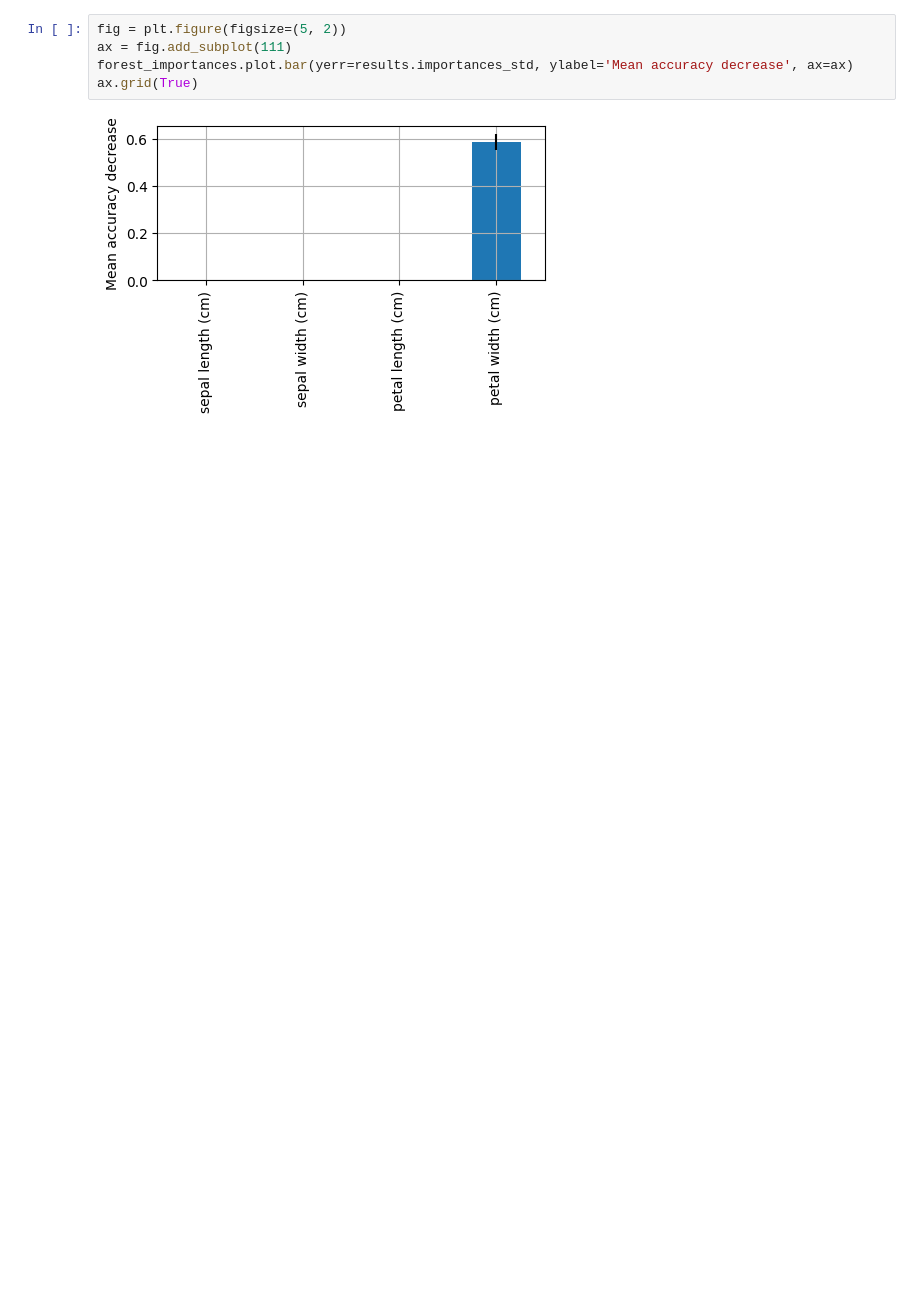
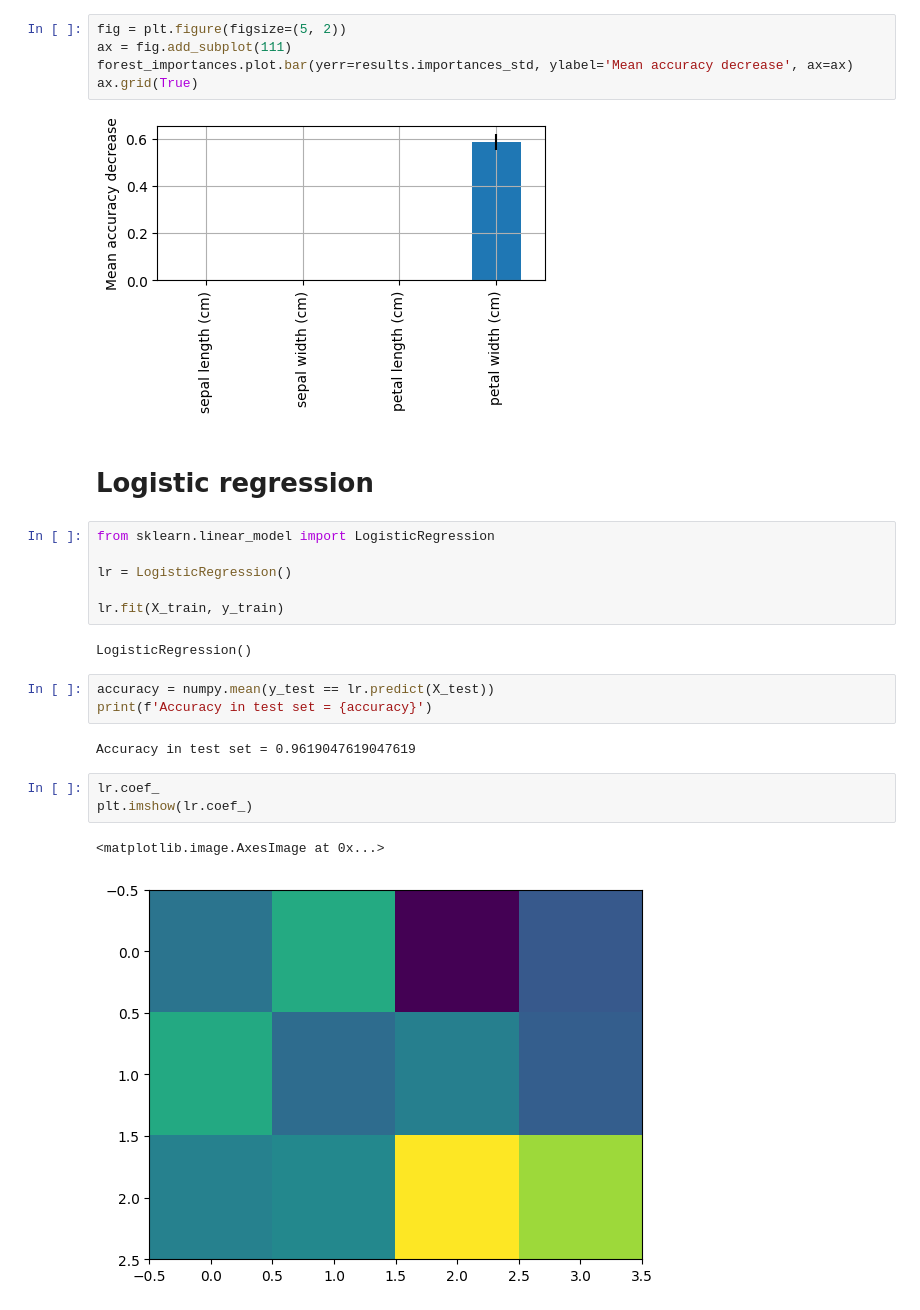
Before and after one commit to perellonieto/explaining-models, a Jupyter notebook: example_pfi.ipynb, the cells around one changed output. Cells and saved outputs as stored; diff of their text form; blank space fills up the shorter version.

Commit message:
Added logistic regression

```diff
--- a/example_pfi.ipynb
+++ b/example_pfi.ipynb
@@ -56,3 +54,24 @@ forest_importances.plot.bar(yerr=results.importances_std, ylabel='Mean accuracy
 ax.grid(True)
 # %% [output]
 [figure]
+# %% [markdown]
+# Logistic regression
+# %%
+from sklearn.linear_model import LogisticRegression
+
+lr = LogisticRegression()
+
+lr.fit(X_train, y_train)
+# %% [output]
+LogisticRegression()
+# %%
+accuracy = numpy.mean(y_test == lr.predict(X_test))
+print(f'Accuracy in test set = {accuracy}')
+# %% [output]
+Accuracy in test set = 0.9619047619047619
+# %%
+lr.coef_
+plt.imshow(lr.coef_)
+# %% [output]
+<matplotlib.image.AxesImage at 0x...>
+[figure, added]
```
Also changed, not shown: parts of 3 cells of this notebook.
